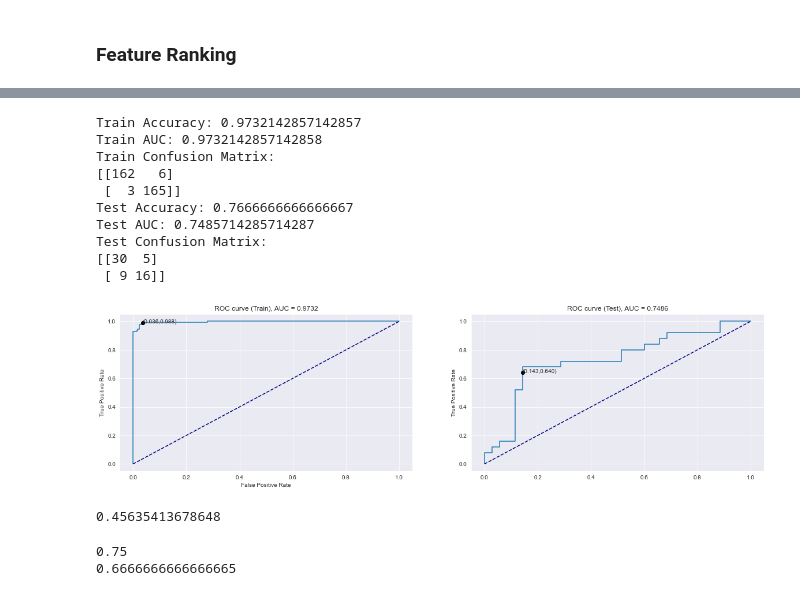
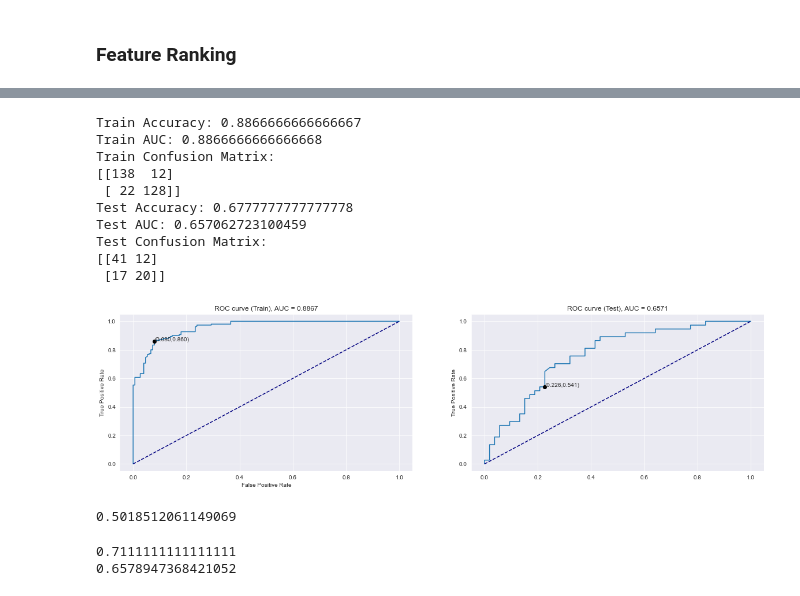
Before and after one commit to tminhquang00/EEET2485-heart-failure-prediction, a Jupyter notebook: heart-failure-detection.ipynb, the cells around one changed output, grey strips where cells are left out. Saved outputs shown, nothing was run; the diff lists cells and outputs as text; code cells hidden in the pictures.

```diff
--- a/heart-failure-detection.ipynb
+++ b/heart-failure-detection.ipynb
@@ -291,0 +481,15 @@ Name: DEATH_EVENT, dtype: int64
+# %%
+fig, ax = plt.subplots(figsize = (20,7))
+ax.set_axis_off()
+table = ax.table(
+    cellText = coef_and_t_results,
+    rowLabels = data.columns[:12],
+    colLabels = ['coefficient', 't'],
+    colWidths = [0.1] * 2,
+    loc = 'center')
+table.set_fontsize(14)
+table.scale(2, 2)
+
+ax.set_title('Cooeficient and t_statistic of each health indicator in regards to DEATH_EVENT (indicators are independent)', fontweight ="bold")
+
+plt.show()
@@ -312,7 +523,8 @@ import lightgbm as lgb
 # %%
+# Split the data into train and test set
 y = data['DEATH_EVENT']
 X = data.drop(['DEATH_EVENT', 'time'], axis=1)
-X_train, X_val, y_train, y_val = train_test_split(X, y, train_size=0.8, test_size=0.2, random_state=42)
+X_train, X_val, y_train, y_val = train_test_split(X, y, train_size=0.7, test_size=0.3, random_state=42)
 # %%
 # Over sampling train data to avoid imbalance data set
 from imblearn.over_sampling import SMOTE
@@ -758,0 +951,18 @@ Wall time: 3.53 s
+# %%
+
+%%time
+
+model = AdaBoostClassifier()
+
+parameters = {
+    'n_estimators': [200, 300, 500, 600, 800],
+    'learning_rate':[0.001, 0.1, 0.2, 0.5]
+}
+
+ada_clf = GridSearchCV(model, parameters, refit=True, verbose=1, cv = 5, n_jobs = 4)
+ada_clf.fit(X_train, y_train)
+
+print('Best Score: ', ada_clf.best_score_*100, '\nBest Parameters: ', ada_clf.best_params_)
+
+acc, f1, recall = evaluate_model_performance(ada_clf, X_val, y_val)
+model_score.append(['Adaboost classifier', acc, f1, recall])
@@ -759,25 +978,25 @@ Wall time: 3.53 s
 # %%
-y_test_pred_proba = lgb_clf.predict_proba(X_val)[::,1]
-y_train_pred_proba = lgb_clf.predict_proba(X_train)[::,1]
+y_test_pred_proba = ada_clf.predict_proba(X_val)[::,1]
+y_train_pred_proba = ada_clf.predict_proba(X_train)[::,1]
 plot_ROC(y_train, y_train_pred_proba, y_val, y_test_pred_proba)
 # %% [output]
-Train Accuracy: 0.9732142857142857
-Train AUC: 0.9732142857142858
+Train Accuracy: 0.8866666666666667
+Train AUC: 0.8866666666666668
 Train Confusion Matrix:
-[[162   6]
- [  3 165]]
-Test Accuracy: 0.7666666666666667
-Test AUC: 0.7485714285714287
+[[138  12]
+ [ 22 128]]
+Test Accuracy: 0.6777777777777778
+Test AUC: 0.657062723100459
 Test Confusion Matrix:
-[[30  5]
- [ 9 16]]
+[[41 12]
+ [17 20]]
-[figure, old version]
+[figure, new version]
-0.45635413678648
+0.5018512061149069
 # %%
-acc, f1, recall = evaluate_model_performance(lgb_clf, X_val, y_val)
+acc, f1, recall = evaluate_model_performance(ada_clf, X_val, y_val)
 
 print(acc)
 print(f1)
 # %% [output]
-0.75
-0.6666666666666665
+0.7111111111111111
+0.6578947368421052
```
Also changed, not shown: parts of 59 cells of this notebook, 1 other file.
